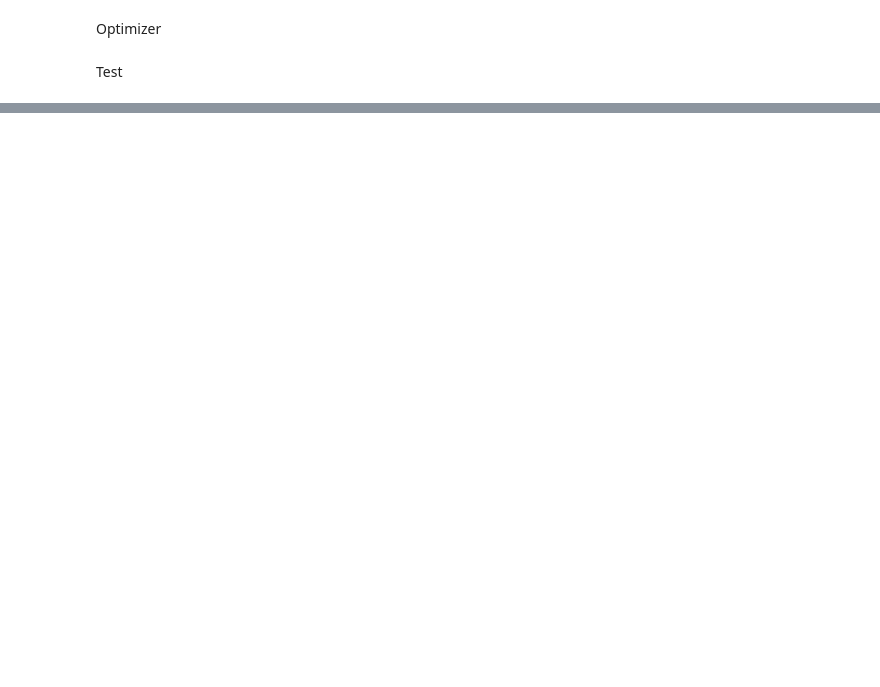
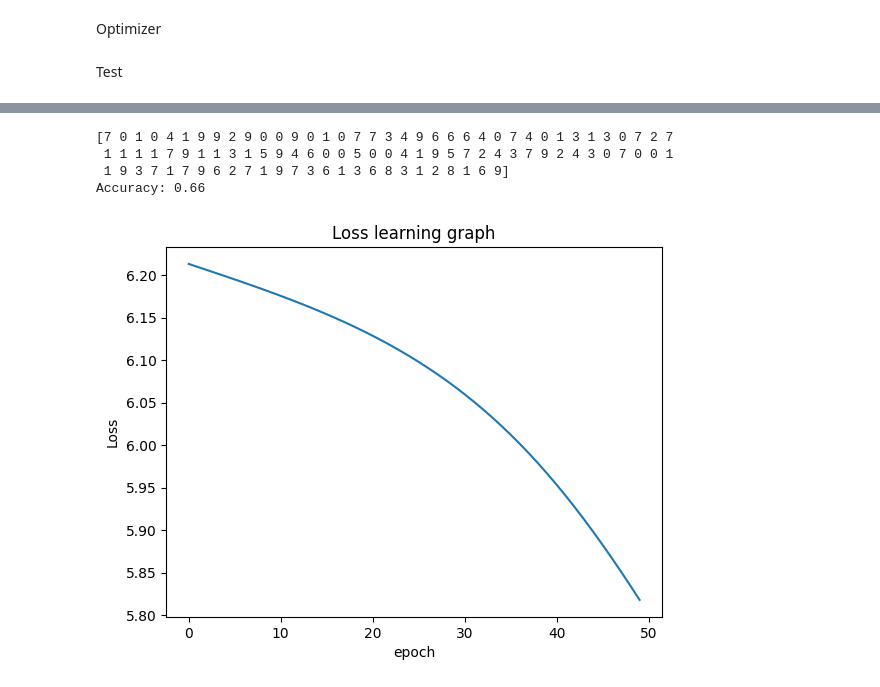
Before and after one commit to Munkheredene/ml-data, a Jupyter notebook: deeplearning_task/DL_task_sprint2_deeplearning.ipynb, the cells around one changed output, grey strips where cells are left out. Cells and saved outputs as stored; diff of their text form; code cells hidden in the pictures; blank space fills up the shorter version.

```diff
--- a/deeplearning_task/DL_task_sprint2_deeplearning.ipynb
+++ b/deeplearning_task/DL_task_sprint2_deeplearning.ipynb
@@ -239,8 +199,8 @@ class ScratchSimpleDeepNeuralNetrowkClassifier():
         for e in range(self.epoch):
             get_mini_batch = GetMiniBatch(X, y, batch_size=self.batch_size)
             for mini_X_train, mini_y_train in get_mini_batch:
-                Z3 = self.forward(mini_X_train)
-                self.backward(Z3, mini_y_train)
+                self.Z3 = self.forward(mini_X_train)
+                self.backward(mini_y_train)
 
             self.forward(X)
             self.loss_train.append(self.cross_entropy_error(y, self.Z3))
@@ -258,22 +218,22 @@ class ScratchSimpleDeepNeuralNetrowkClassifier():
 
     def forward(self, X):
 
-        A1 = self.FC1.forward(X)
-        Z1 = self.activation1.forward(A1)
-        A2 = self.FC2.forward(Z1)
-        Z2 = self.activation2.forward(A2)
-        A3 = self.FC3.forward(Z2)
-        Z3 = self.activation3.forward(A3)
-        return Z3
+        self.A1 = self.FC1.forward(X)
+        self.Z1 = self.activation1.forward(self.A1)
+        self.A2 = self.FC2.forward(self.Z1)
+        self.Z2 = self.activation2.forward(self.A2)
+        self.A3 = self.FC3.forward(self.Z2)
+        self.Z3 = self.activation3.forward(self.A3)
+        return self.Z3
 
-    def backward(self, Z3, Y):
+    def backward(self, Y):
 
-        dA3 = self.activation3.backward(Z3, Y)
-        dZ2 = self.FC3.backward(dA3)
-        dA2 = self.activation2.backward(dZ2)
-        dZ1 = self.FC2.backward(dA2)
-        dA1 = self.activation1.backward(dZ1)
-        dZ0 = self.FC1.backward(dA1) #
+        self.dA3 = (self.Z3 - Y)/self.batch_size
+        self.dZ2 = self.FC3.backward(self.dA3)
+        self.dA2 = self.activation2.backward(self.dZ2)
+        self.dZ1 = self.FC2.backward(self.dA2)
+        self.dA1 = self.activation1.backward(self.dZ1)
+        self.dZ0 = self.FC1.backward(self.dA1) #
 
 
     def cross_entropy_error(self, y, Z):
@@ -312,0 +289,22 @@ AttributeError: 'activation_func' object has no attribute 'A'
+# %%
+from sklearn.metrics import accuracy_score, f1_score
+
+pred = model_nn.predict(X_test)
+print(pred)
+acc = accuracy_score(y_test, pred)
+print("Accuracy:", acc)
+# %% [output]
+[7 0 1 0 4 1 9 9 2 9 0 0 9 0 1 0 7 7 3 4 9 6 6 6 4 0 7 4 0 1 3 1 3 0 7 2 7
+ 1 1 1 1 7 9 1 1 3 1 5 9 4 6 0 0 5 0 0 4 1 9 5 7 2 4 3 7 9 2 4 3 0 7 0 0 1
+ 1 9 3 7 1 7 9 6 2 7 1 9 7 3 6 1 3 6 8 3 1 2 8 1 6 9]
+Accuracy: 0.66
+# %%
+import matplotlib.pyplot as plt
+fig = plt.subplots()
+plt.title("Loss learning graph")
+plt.xlabel("epoch")
+plt.ylabel('Loss')
+plt.plot(model_nn.loss_train)
+plt.show()
+# %% [output]
+[figure, added]
```
Also changed, not shown: parts of 12 cells of this notebook, 2 other files.
